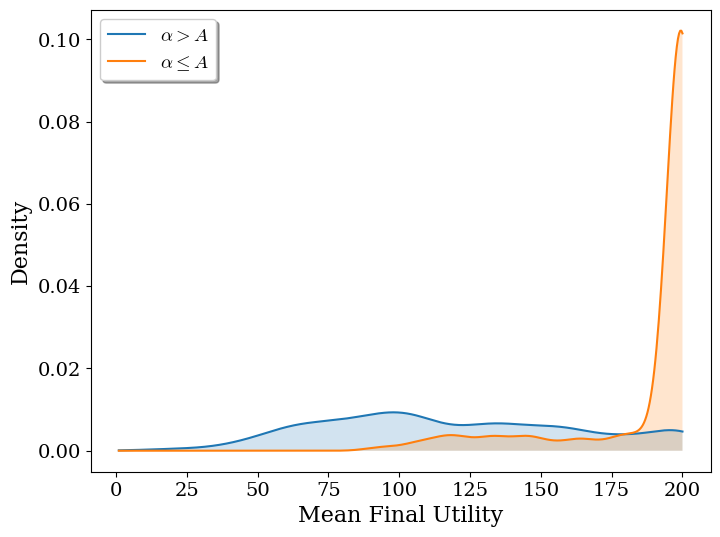
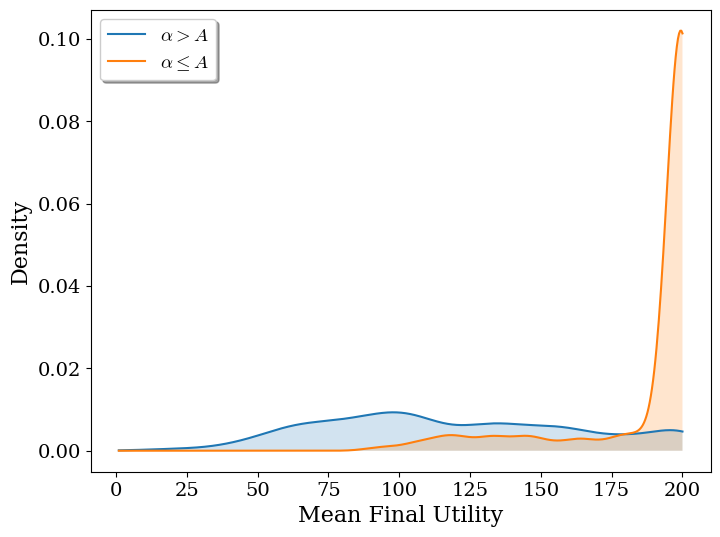
Code edit (unified diff) that turned the first committed figure into the second:
--- before
+++ after
@@ -20,4 +20,4 @@
 plt.xlabel("Mean Final Utility")
 plt.ylabel("Density")
-plt.savefig("../figures/alpha_A_eut_bifurcation.pdf", bbox_inches="tight")
+#plt.savefig("../figures/alpha_A_eut_bifurcation.pdf", bbox_inches="tight")
 plt.show()

Commit: change file paths of saved data files